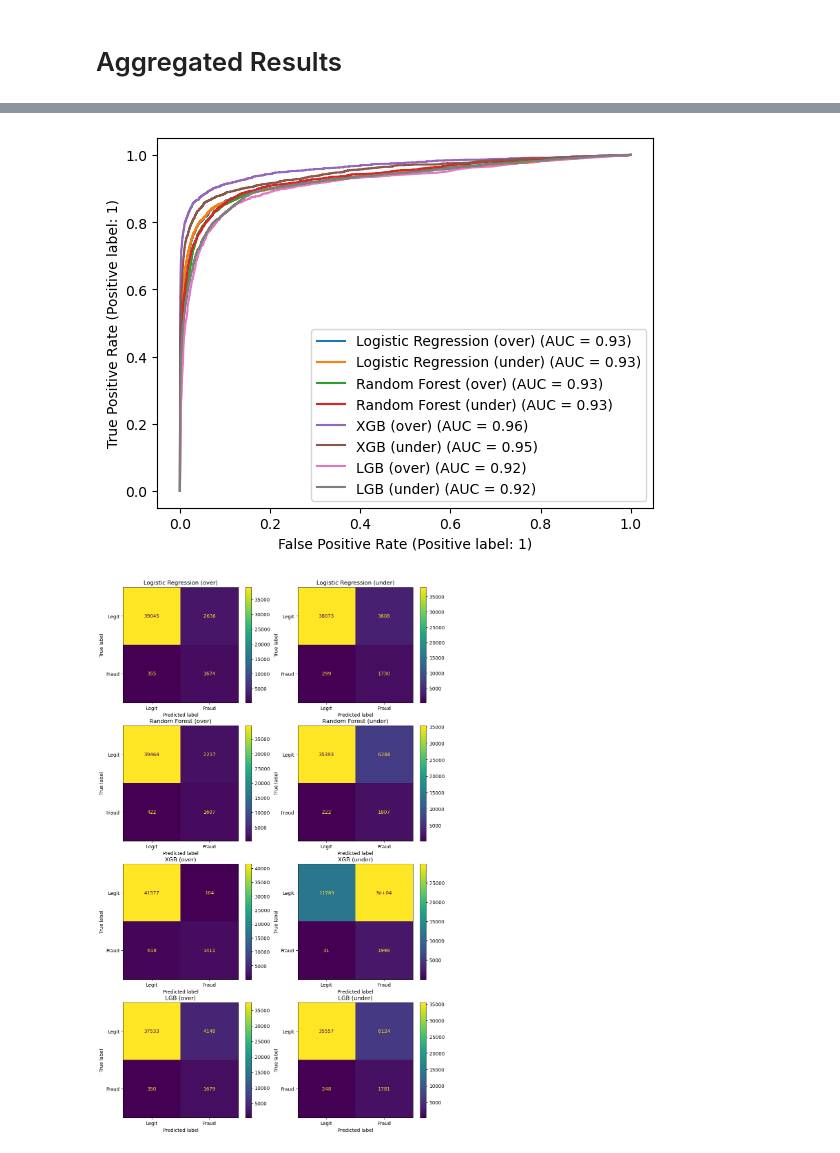
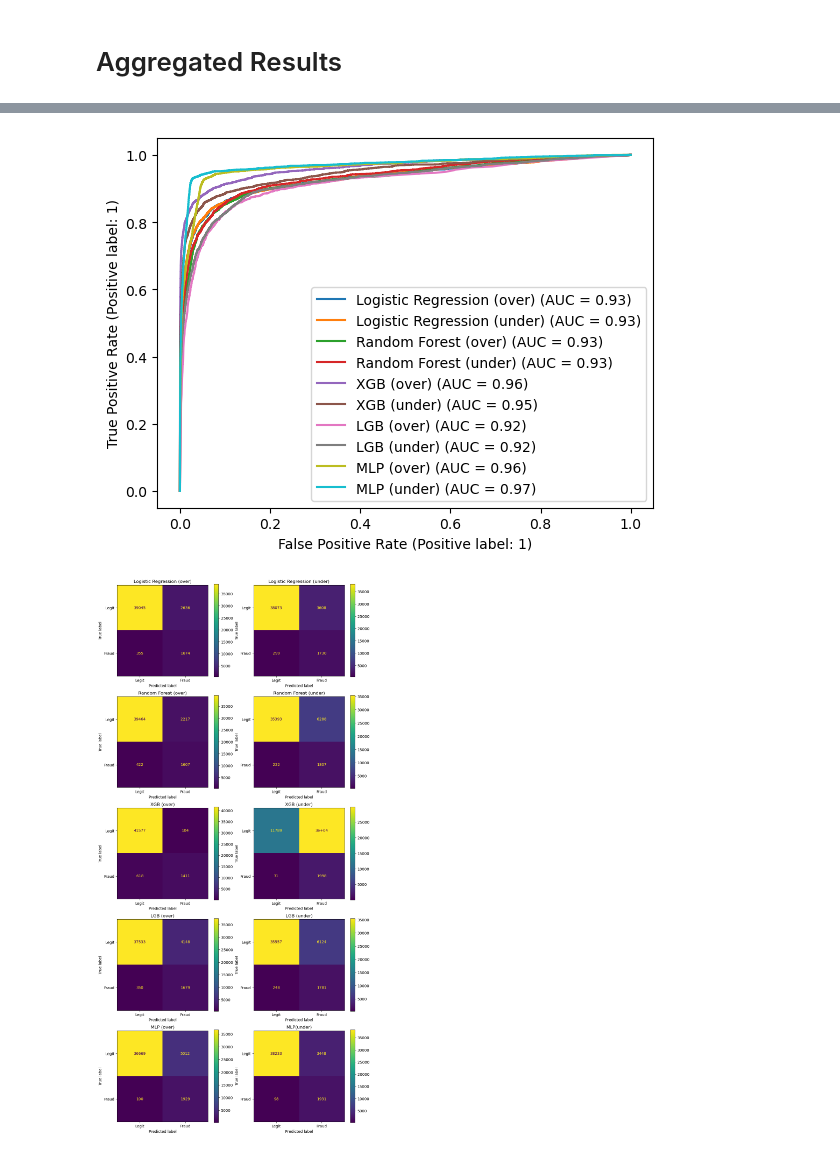
Before and after one commit to JakubKozlowski1/data_mining, a Jupyter notebook: evaluation.ipynb, the cells around one changed output, grey strips where cells are left out. Cells and saved outputs as stored; diff of their text form; code cells hidden in the pictures.

```diff
--- a/evaluation.ipynb
+++ b/evaluation.ipynb
@@ -942,0 +945,8 @@ The missclasification rate is: 0.09681994966826814
+# %%
+with open('models/under_mlp.pkl', 'rb') as f:
+    u_mlp = pickle.load(f)
+f.close()
+
+with open('models/over_mlp.pkl', 'rb') as f:
+    o_mlp = pickle.load(f)
+f.close()
@@ -942,0 +955,11 @@ The missclasification rate is: 0.09681994966826814
+# %%
+mlp_under_y_pred = u_mlp.predict(X_test)
+mlp_over_y_pred = o_mlp.predict(X_test)
+
+mlp_under_y_pred_proba = u_mlp.predict_proba(X_test)
+mlp_over_y_pred_proba =o_mlp.predict_proba(X_test)
+
+under_train_pred = u_mlp.predict(X_train)
+over_train_pred = o_mlp.predict(X_train)
+under_train_pred_proba = u_mlp.predict_proba(X_train)
+over_train_pred_proba = o_mlp.predict_proba(X_train)
@@ -942,0 +1030,6 @@ The missclasification rate is: 0.09681994966826814
+# %%
+mlp_cm_over = confusion_matrix(y_test, mlp_over_y_pred)
+mlp_cm_over_display = ConfusionMatrixDisplay(confusion_matrix = mlp_cm_over, display_labels = ['Legit', 'Fraud'])
+mlp_cm_over_display.plot()
+plt.title('MLP cut-off')
+plt.show()
@@ -942,0 +1038,6 @@ The missclasification rate is: 0.09681994966826814
+# %%
+mlp_cm_under = confusion_matrix(y_test, mlp_under_y_pred)
+mlp_cm_under_display = ConfusionMatrixDisplay(confusion_matrix = mlp_cm_under, display_labels = ['Legit', 'Fraud'])
+mlp_cm_under_display.plot()
+plt.title('LGB cut-off (undersample)')
+plt.show()
@@ -1102,27 +1278,36 @@ RocCurveDisplay.from_predictions(y_test, xgb_under_y_pred_proba[:, 1], ax=ax, na
 
 RocCurveDisplay.from_predictions(y_test, lgb_over_y_pred_proba[:, 1], ax=ax, name= 'LGB (over)')
 RocCurveDisplay.from_predictions(y_test, lgb_under_y_pred_proba[:, 1], ax=ax, name='LGB (under)')
+
+RocCurveDisplay.from_predictions(y_test, mlp_over_y_pred_proba[:, 1], ax=ax, name= 'MLP (over)')
+RocCurveDisplay.from_predictions(y_test, mlp_under_y_pred_proba[:, 1], ax=ax, name='MLP (under)')
+
 plt.show()
 # %% [output]
-[figure, old version]
+[figure, new version]
 # %%
-fig, axs = plt.subplots(4, 2, figsize=(12, 20))
+fig, axs = plt.subplots(5, 2, figsize=(12, 26))
 lr_cm_over_display.plot(ax=axs[0][0])
 axs[0][0].set_title('Logistic Regression (over)')
 rf_cm_over_display.plot(ax=axs[1][0])
 axs[1][0].set_title('Random Forest (over)')
 xgb_cm_over_display.plot(ax=axs[2][0])
 axs[2][0].set_title('XGB (over)')
 lgb_cm_over_display.plot(ax=axs[3][0])
 axs[3][0].set_title('LGB (over)')
+mlp_cm_over_display.plot(ax=axs[4][0])
+axs[4][0].set_title('MLP (over)')
+
 lr_cm_under_display.plot(ax=axs[0][1])
 axs[0][1].set_title('Logistic Regression (under)')
 rf_cm_under_display.plot(ax=axs[1][1])
 axs[1][1].set_title('Random Forest (under)')
 xgb_cm_under_display.plot(ax=axs[2][1])
 axs[2][1].set_title('XGB (under)')
 lgb_cm_under_display.plot(ax=axs[3][1])
 axs[3][1].set_title('LGB (under)')
+mlp_cm_under_display.plot(ax=axs[4][1])
+axs[4][1].set_title('MLP(under)')
 plt.show()
 # %% [output]
-[figure, old version]
+[figure, new version]
```
Also changed, not shown: parts of 30 cells of this notebook, 4 other files.
